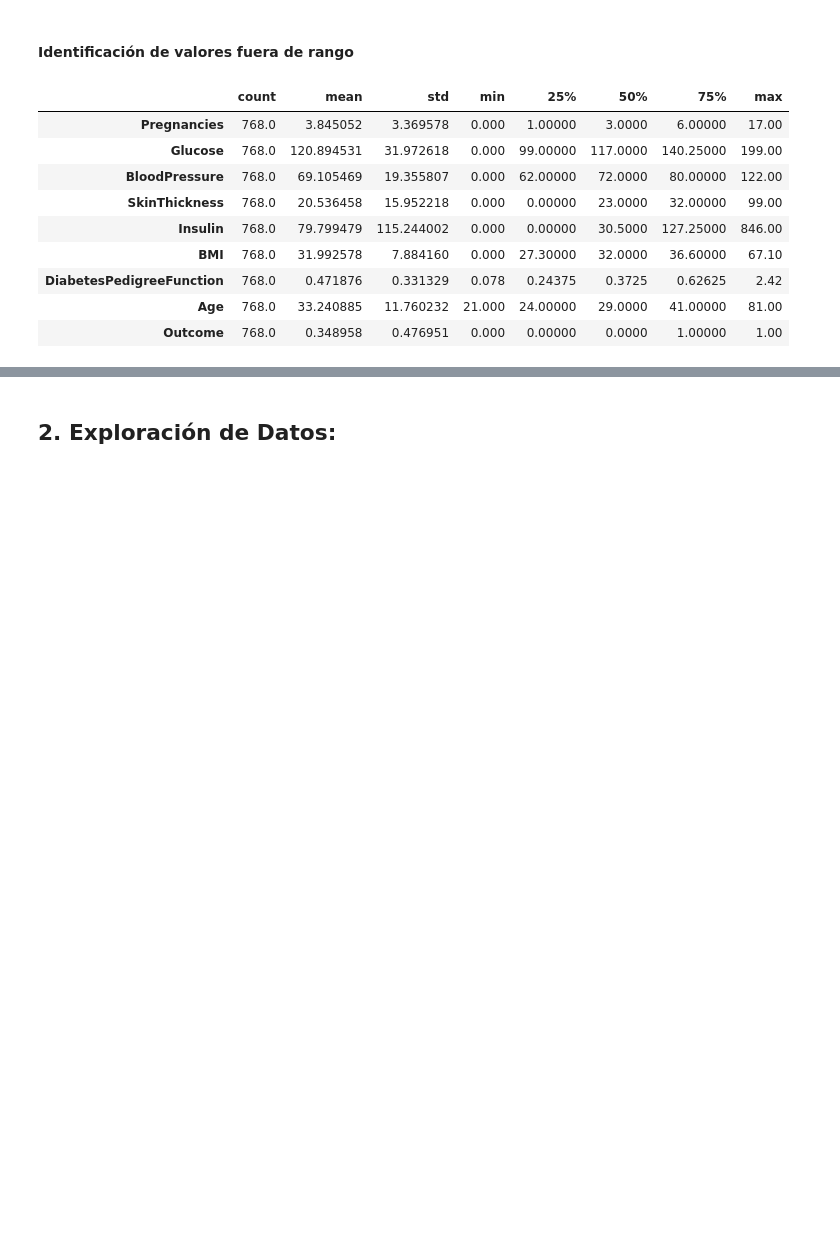
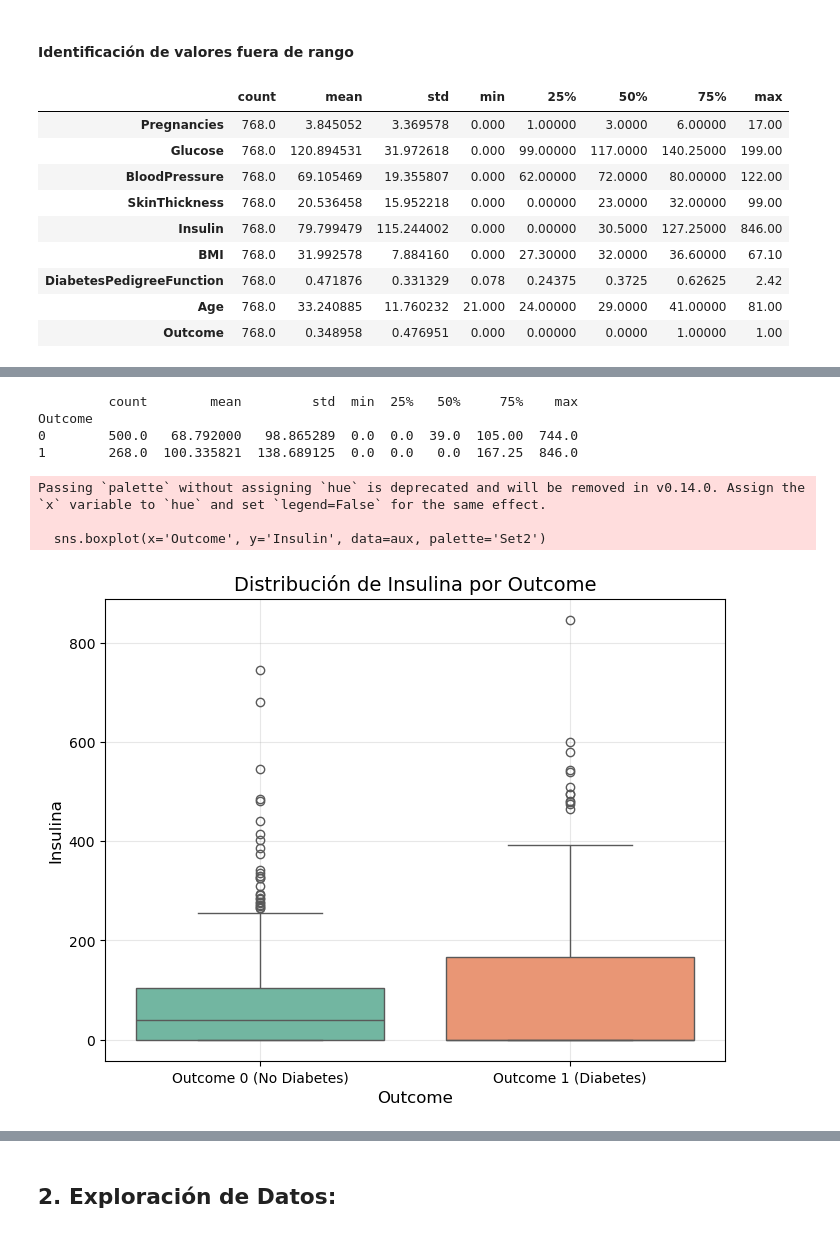
Before and after one commit to iair/mitic-data-science-team-1-septiembre-2024, a Jupyter notebook: mitic-data-science-team-1-septiembre-2024/machine-learning/pruebas-resueltas/segundo-intento.ipynb, the cells around one changed output, grey strips where cells are left out. Drawn from its saved outputs; the diff is of its cells as text; code cells hidden in the pictures; blank space fills up the shorter version.

```diff
--- a/mitic-data-science-team-1-septiembre-2024/machine-learning/pruebas-resueltas/segundo-intento.ipynb
+++ b/mitic-data-science-team-1-septiembre-2024/machine-learning/pruebas-resueltas/segundo-intento.ipynb
@@ -550,0 +402,32 @@ plt.show()
+# %%
+def categorizar_insulina(df, columna_insulina='Insulin'):
+    """
+    Crea una nueva columna 'insulin_cat' en el DataFrame para clasificar los valores de insulina
+    en las categorías 'low', 'normal' y 'high'.
+
+    Parámetros:
+    - df: DataFrame que contiene la columna de insulina.
+    - columna_insulina: Nombre de la columna que contiene los valores de insulina (por defecto 'Insulin').
+
+    Retorna:
+    - DataFrame con la nueva columna 'insulin_cat'.
+    """
+    # Definir los rangos para las categorías
+    rangos = {
+        'low': (-np.inf, 3),
+        'normal': (3, 140),
+        'high': (140, np.inf)
+    }
+
+    # Crear la columna 'insulin_cat' basada en los rangos
+    df['insulin_cat'] = pd.cut(df[columna_insulina],
+                               bins=[rangos['low'][0], rangos['low'][1], rangos['normal'][1], rangos['high'][1]],
+                               labels=['low', 'normal', 'high'],
+                               right=False)
+
+    return df
+
+# Ejemplo de uso
+# Supongamos que tienes un DataFrame llamado 'df'
+aux = categorizar_insulina(df)
+aux.head()
@@ -550,0 +464,20 @@ plt.show()
+# %%
+# Crear el boxplot de Insulin por Outcome
+print(aux.groupby('Outcome').describe()['Insulin'])
+plt.figure(figsize=(8, 6))
+sns.boxplot(x='Outcome', y='Insulin', data=aux, palette='Set2')
+plt.title('Distribución de Insulina por Outcome', fontsize=14)
+plt.xlabel('Outcome', fontsize=12)
+plt.ylabel('Insulina', fontsize=12)
+plt.xticks([0, 1], ['Outcome 0 (No Diabetes)', 'Outcome 1 (Diabetes)'])
+plt.grid(alpha=0.3)
+plt.show()
+# %% [output]
+         count        mean         std  min  25%   50%     75%    max
+Outcome
+0        500.0   68.792000   98.865289  0.0  0.0  39.0  105.00  744.0
+1        268.0  100.335821  138.689125  0.0  0.0   0.0  167.25  846.0
+Passing `palette` without assigning `hue` is deprecated and will be removed in v0.14.0. Assign the `x` variable to `hue` and set `legend=False` for the same effect.
+
+  sns.boxplot(x='Outcome', y='Insulin', data=aux, palette='Set2')
+[figure, added]
```
Also changed, not shown: parts of 55 cells of this notebook, 5 other files.
